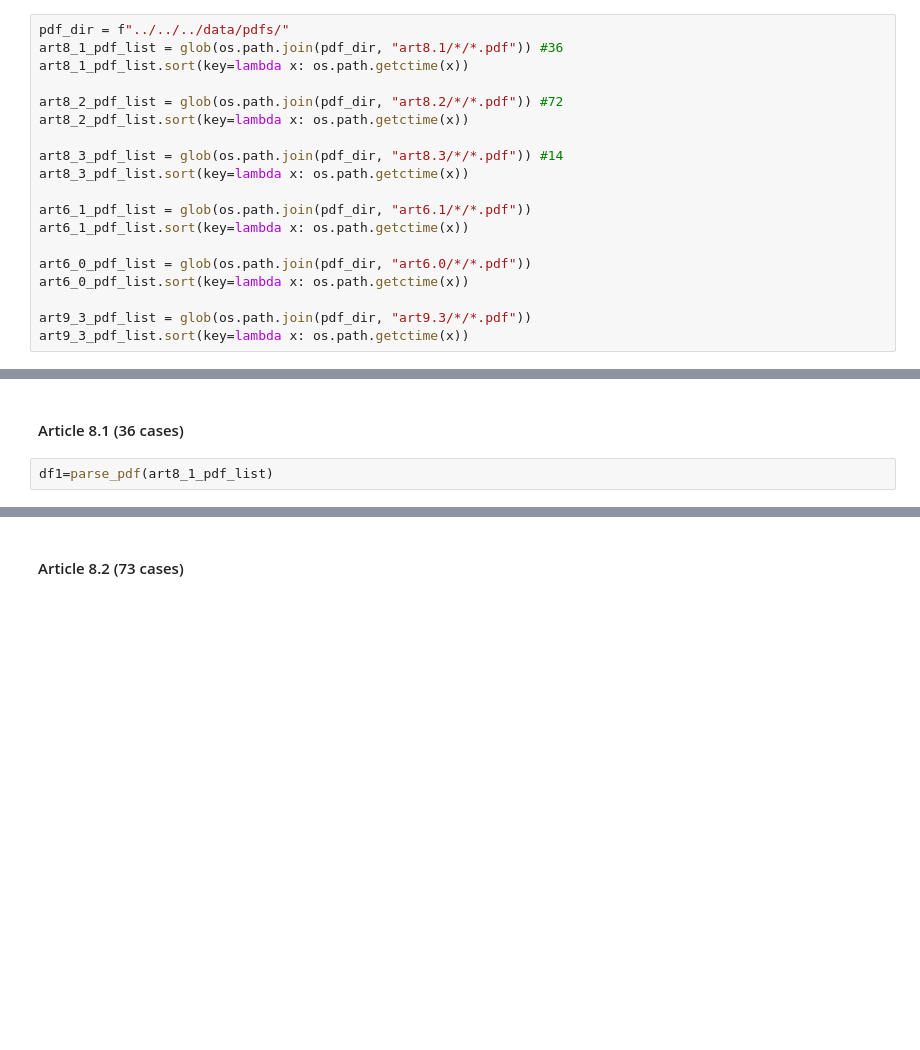
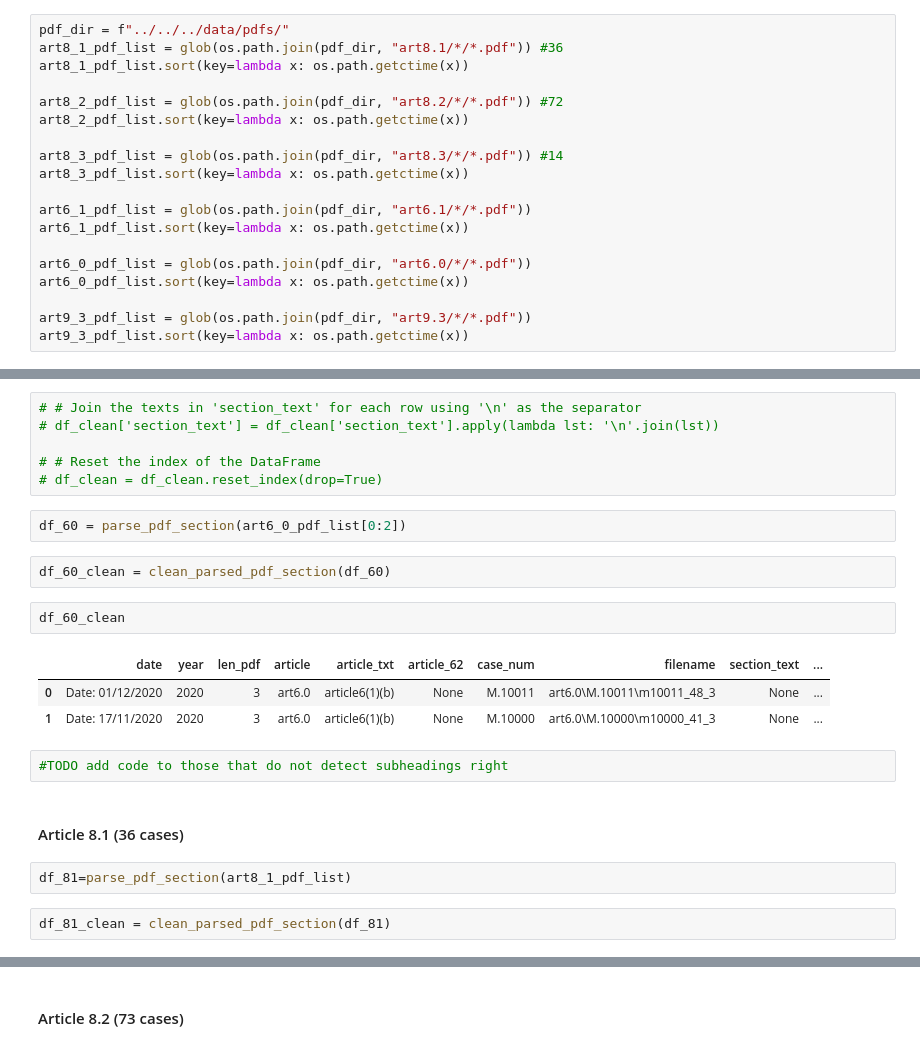
Before and after one commit to adellegia/predicting-merger-decision-outcomes, a Jupyter notebook: src/python/notebook/parsing_by_section.ipynb, the cells around one changed output, grey strips where cells are left out. Cells and saved outputs as stored; diff of their text form; blank space fills up the shorter version.

```diff
--- a/src/python/notebook/parsing_by_section.ipynb
+++ b/src/python/notebook/parsing_by_section.ipynb
@@ -363,7 +90,27 @@ parse_pdf_section(art8_1_pdf_list[0:2])
+# %%
+# # Join the texts in 'section_text' for each row using '\n' as the separator
+# df_clean['section_text'] = df_clean['section_text'].apply(lambda lst: '\n'.join(lst))
+
+# # Reset the index of the DataFrame
+# df_clean = df_clean.reset_index(drop=True)
+# %%
+df_60 = parse_pdf_section(art6_0_pdf_list[0:2])
+# %%
+df_60_clean = clean_parsed_pdf_section(df_60)
+# %%
+df_60_clean
+# %% [output]
+|  | date | year | len_pdf | article | article_txt | article_62 | case_num | filename | section_text | ... |
+| 0 | Date: 01/12/2020 | 2020 | 3 | art6.0 | article6(1)(b) | None | M.10011 | art6.0\M.10011\m10011_48_3 | None | ... |
+| 1 | Date: 17/11/2020 | 2020 | 3 | art6.0 | article6(1)(b) | None | M.10000 | art6.0\M.10000\m10000_41_3 | None | ... |
+# %%
+#TODO add code to those that do not detect subheadings right
 # %% [markdown]
 #### Article 8.1 (36 cases)
-# %%
-df1=parse_pdf(art8_1_pdf_list)
+# %%
+df_81=parse_pdf_section(art8_1_pdf_list)
+# %%
+df_81_clean = clean_parsed_pdf_section(df_81)
 # %%
 # save json file name
 date = datetime.date.today().strftime('%Y_%m_%d')
```
Also changed, not shown: parts of 34 cells of this notebook, 3 other files.
